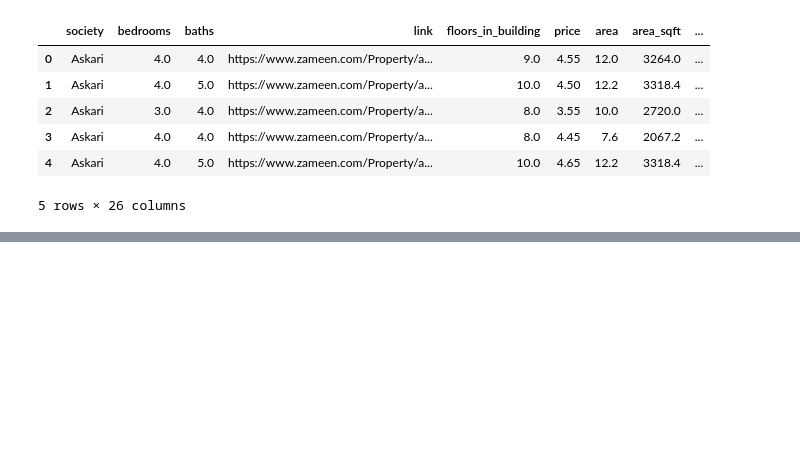
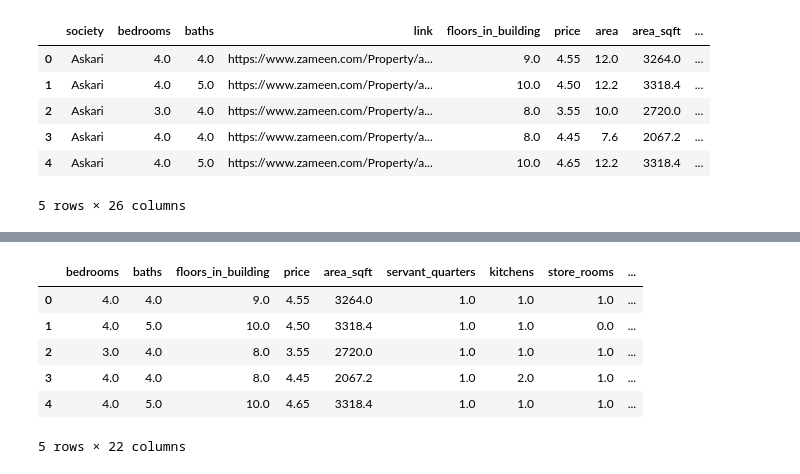
Before and after one commit to zeeshanAhmed2798/real-estate-ml-project, a Jupyter notebook: Data Cleaning/feature_selection.ipynb, the cells around one changed output, grey strips where cells are left out. Saved outputs shown, nothing was run; the diff lists cells and outputs as text; code cells hidden in the pictures; blank space fills up the shorter version.

```diff
--- a/Data Cleaning/feature_selection.ipynb
+++ b/Data Cleaning/feature_selection.ipynb
@@ -17,0 +28,19 @@ df.head()
+# %%
+drop_cols = [
+    'link',
+    'society',
+    'area',
+    'price_per_sqft'
+]
+
+train_df=df.drop(columns=drop_cols)
+# %%
+train_df.head()
+# %% [output]
+|  | bedrooms | baths | floors_in_building | price | area_sqft | servant_quarters | kitchens | store_rooms | ... |
+| 0 | 4.0 | 4.0 | 9.0 | 4.55 | 3264.0 | 1.0 | 1.0 | 1.0 | ... |
+| 1 | 4.0 | 5.0 | 10.0 | 4.50 | 3318.4 | 1.0 | 1.0 | 0.0 | ... |
+| 2 | 3.0 | 4.0 | 8.0 | 3.55 | 2720.0 | 1.0 | 1.0 | 1.0 | ... |
+| 3 | 4.0 | 4.0 | 8.0 | 4.45 | 2067.2 | 1.0 | 2.0 | 1.0 | ... |
+| 4 | 4.0 | 5.0 | 10.0 | 4.65 | 3318.4 | 1.0 | 1.0 | 1.0 | ... |
+5 rows × 22 columns
```
Also changed, not shown: parts of 15 cells of this notebook.
